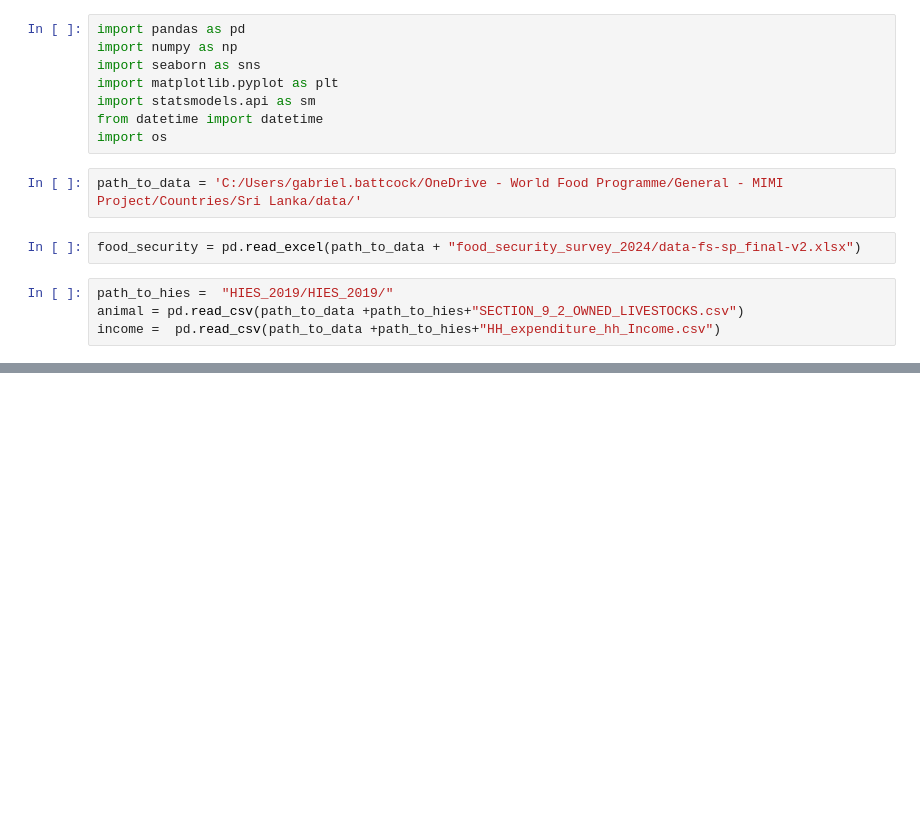
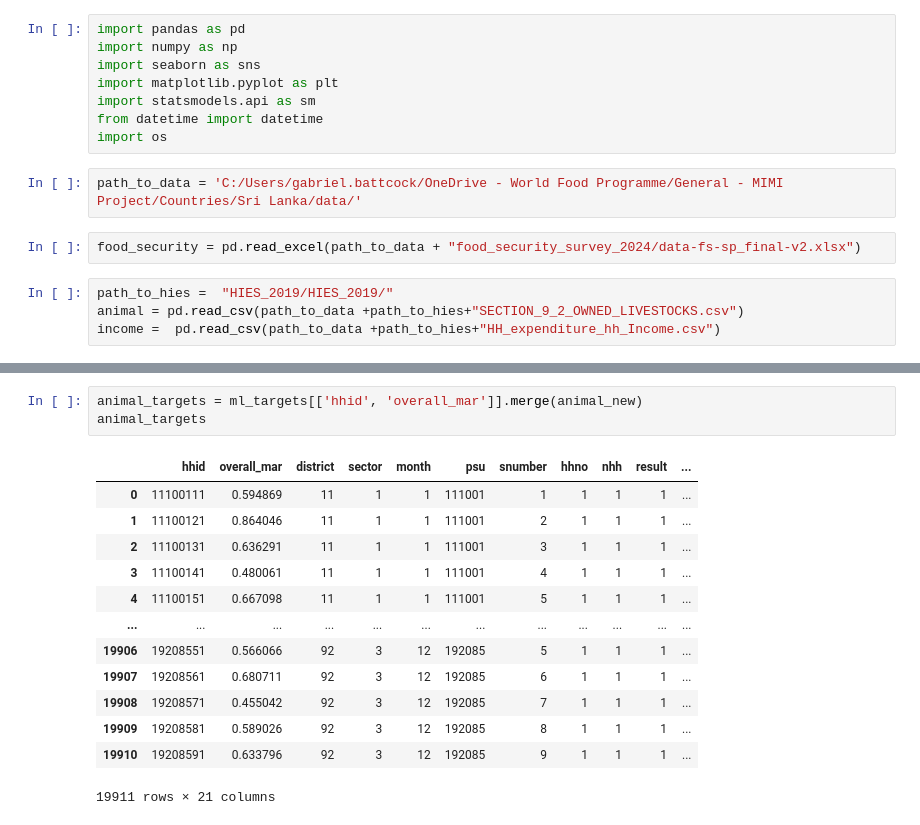
Before and after one commit to MIMI-wfp/sri_lanka, a Jupyter notebook: src/python/extra_features.ipynb, the cells around one changed output, grey strips where cells are left out. Cells and saved outputs as stored; diff of their text form; blank space fills up the shorter version.

```diff
--- a/src/python/extra_features.ipynb
+++ b/src/python/extra_features.ipynb
@@ -42,0 +160,17 @@ Name: hhid, Length: 19911, dtype: object
+# %%
+animal_targets = ml_targets[['hhid', 'overall_mar']].merge(animal_new)
+animal_targets
+# %% [output]
+|  | hhid | overall_mar | district | sector | month | psu | snumber | hhno | nhh | result | ... |
+| 0 | 11100111 | 0.594869 | 11 | 1 | 1 | 111001 | 1 | 1 | 1 | 1 | ... |
+| 1 | 11100121 | 0.864046 | 11 | 1 | 1 | 111001 | 2 | 1 | 1 | 1 | ... |
+| 2 | 11100131 | 0.636291 | 11 | 1 | 1 | 111001 | 3 | 1 | 1 | 1 | ... |
+| 3 | 11100141 | 0.480061 | 11 | 1 | 1 | 111001 | 4 | 1 | 1 | 1 | ... |
+| 4 | 11100151 | 0.667098 | 11 | 1 | 1 | 111001 | 5 | 1 | 1 | 1 | ... |
+| ... | ... | ... | ... | ... | ... | ... | ... | ... | ... | ... | ... |
+| 19906 | 19208551 | 0.566066 | 92 | 3 | 12 | 192085 | 5 | 1 | 1 | 1 | ... |
+| 19907 | 19208561 | 0.680711 | 92 | 3 | 12 | 192085 | 6 | 1 | 1 | 1 | ... |
+| 19908 | 19208571 | 0.455042 | 92 | 3 | 12 | 192085 | 7 | 1 | 1 | 1 | ... |
+| 19909 | 19208581 | 0.589026 | 92 | 3 | 12 | 192085 | 8 | 1 | 1 | 1 | ... |
+| 19910 | 19208591 | 0.633796 | 92 | 3 | 12 | 192085 | 9 | 1 | 1 | 1 | ... |
+19911 rows × 21 columns
```
Also changed, not shown: parts of 14 cells of this notebook, 1 other file.
